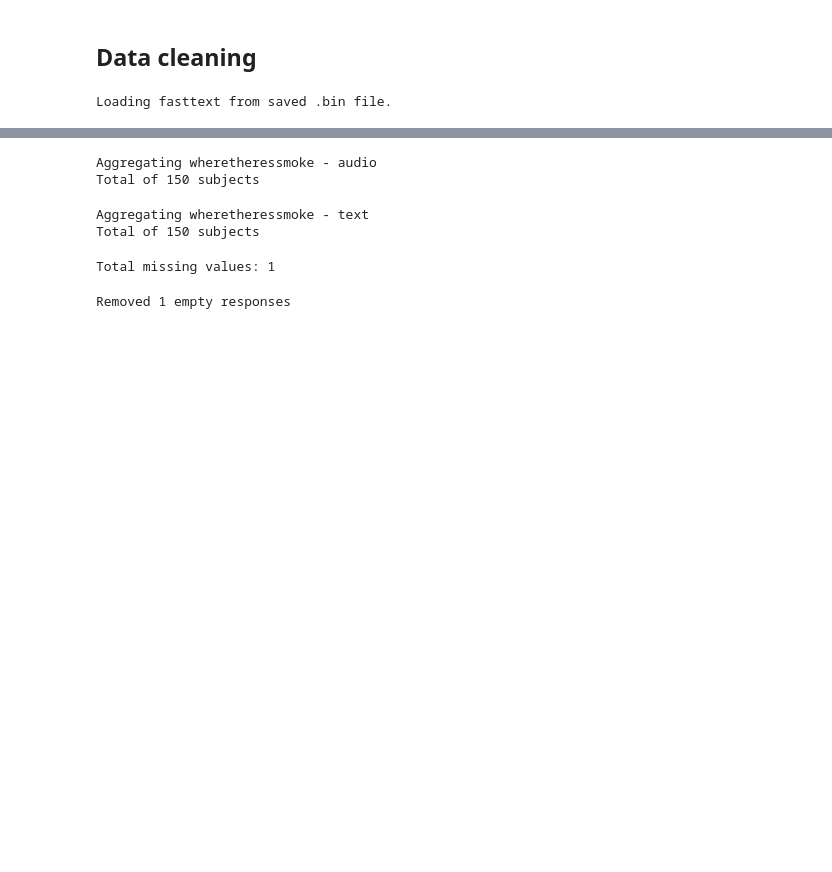
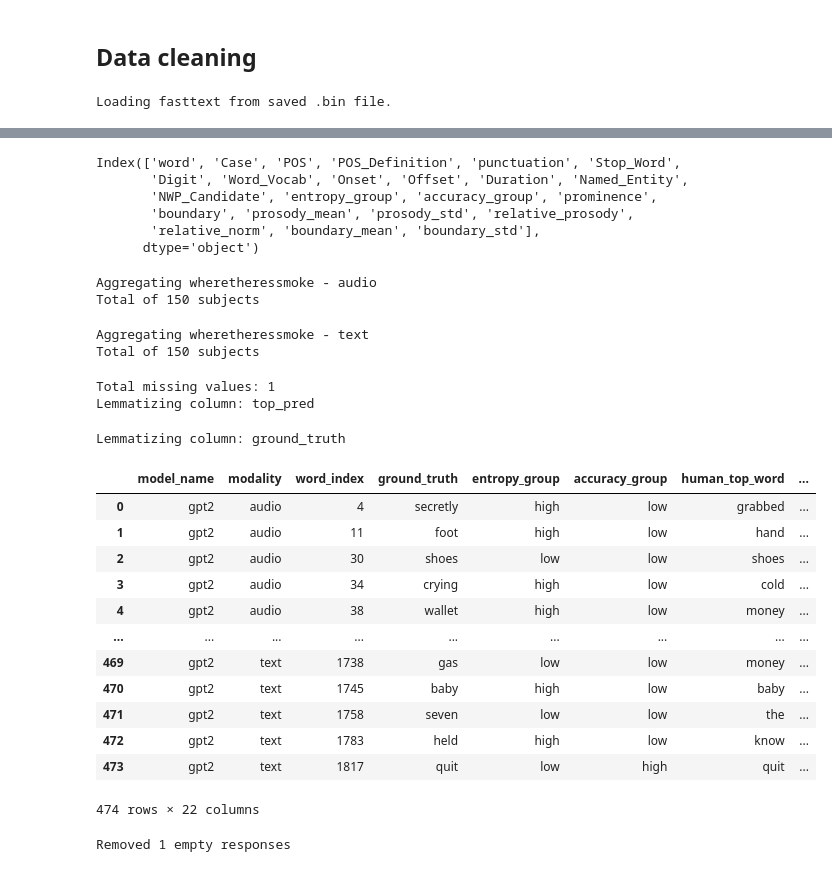
Before and after one commit to thefinnlab/isc_asynchrony_behavioral, a Jupyter notebook: code/notebooks/analysis01_CleanCompileNWPData.ipynb, the cells around one changed output, grey strips where cells are left out. Cells and saved outputs as stored; diff of their text form; code cells hidden in the pictures; blank space fills up the shorter version.

```diff
--- a/code/notebooks/analysis01_CleanCompileNWPData.ipynb
+++ b/code/notebooks/analysis01_CleanCompileNWPData.ipynb
@@ -1110,3 +1136,12 @@ df_transcript = pd.read_csv(os.path.join(preproc_dir, TASK, f'{TASK}_transcript-
+# %%
+df_transcript.columns
+# %% [output]
+Index(['word', 'Case', 'POS', 'POS_Definition', 'punctuation', 'Stop_Word',
+       'Digit', 'Word_Vocab', 'Onset', 'Offset', 'Duration', 'Named_Entity',
+       'NWP_Candidate', 'entropy_group', 'accuracy_group', 'prominence',
+       'boundary', 'prosody_mean', 'prosody_std', 'relative_prosody',
+       'relative_norm', 'boundary_mean', 'boundary_std'],
+      dtype='object')
 # %%
 df_aggregated_results = []
 
@@ -1122,9 +1157,31 @@ Total of 150 subjects
 Aggregating wheretheressmoke - text
 Total of 150 subjects
 # %%
-df_model = analysis.analyze_model_accuracy(df_transcript, models_dir=models_dir, model_name='gpt2', word_model_info=word_model_info, task=TASK)
+# load transcript
+df_preproc_transcript = pd.read_csv(os.path.join(preproc_dir, TASK, f'{TASK}_transcript-preprocessed.csv'))
+candidate_rows = np.where(df_preproc_transcript['NWP_Candidate'])[0]
+
+df_model_results = analysis.analyze_model_accuracy(df_transcript, word_model_info=word_model_info, models_dir=models_dir, model_name='gpt2', task=TASK, candidate_rows=candidate_rows, lemmatize=True)
 # %% [output]
 Total missing values: 1
+Lemmatizing column: top_pred
+Lemmatizing column: ground_truth
+# %%
+df_distribution_comparison
+# %% [output]
+|  | model_name | modality | word_index | ground_truth | entropy_group | accuracy_group | human_top_word | ... |
+| 0 | gpt2 | audio | 4 | secretly | high | low | grabbed | ... |
+| 1 | gpt2 | audio | 11 | foot | high | low | hand | ... |
+| 2 | gpt2 | audio | 30 | shoes | low | low | shoes | ... |
+| 3 | gpt2 | audio | 34 | crying | high | low | cold | ... |
+| 4 | gpt2 | audio | 38 | wallet | high | low | money | ... |
+| ... | ... | ... | ... | ... | ... | ... | ... | ... |
+| 469 | gpt2 | text | 1738 | gas | low | low | money | ... |
+| 470 | gpt2 | text | 1745 | baby | high | low | baby | ... |
+| 471 | gpt2 | text | 1758 | seven | low | low | the | ... |
+| 472 | gpt2 | text | 1783 | held | high | low | know | ... |
+| 473 | gpt2 | text | 1817 | quit | low | high | quit | ... |
+474 rows × 22 columns
 # %%
 logits_dir = models_dir.replace(BASE_DIR, SCRATCH_DIR)
 
```
Also changed, not shown: parts of 8 cells of this notebook, 26 other files.
